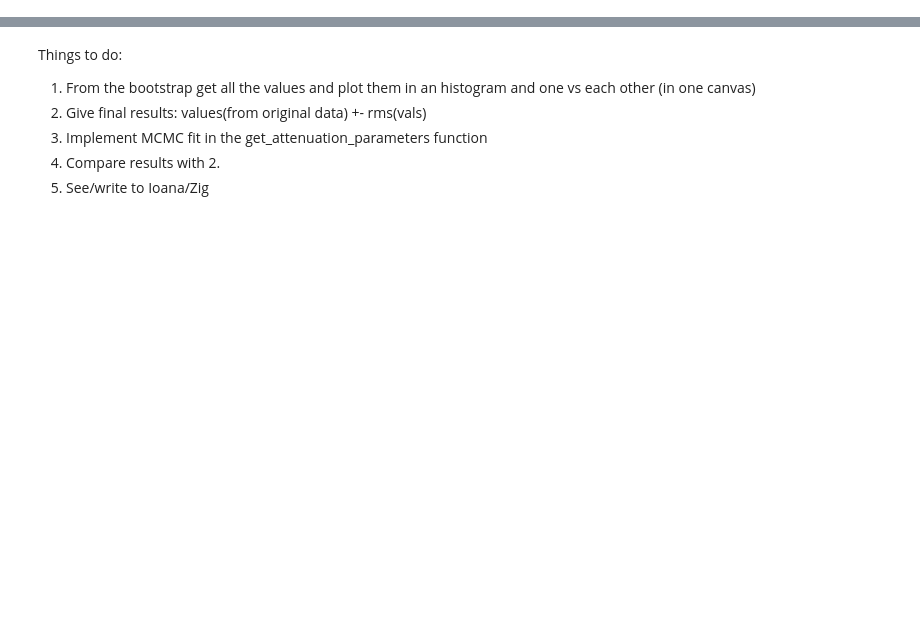
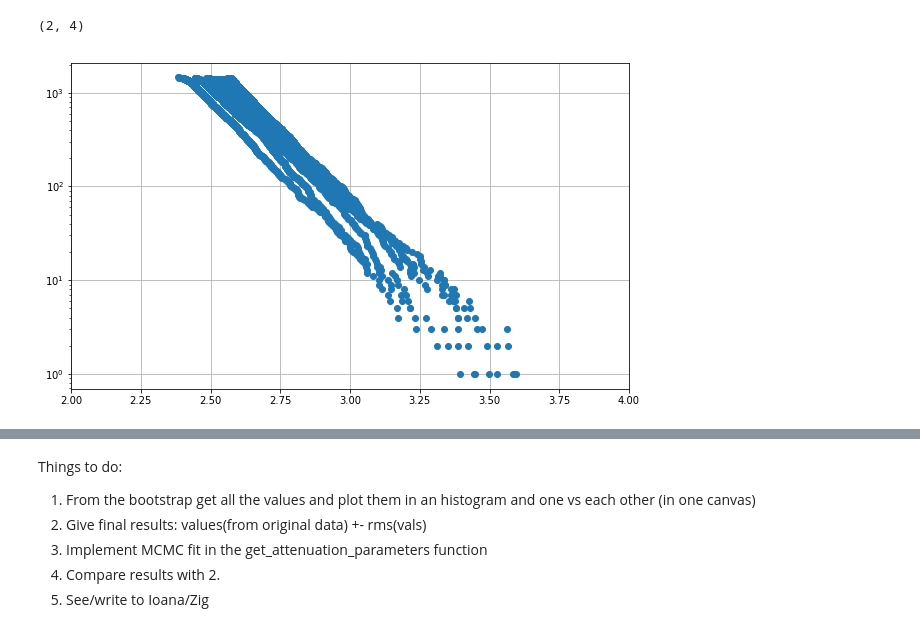
Before and after one commit to njohnsto/stage, a Jupyter notebook: Main.ipynb, the cells around one changed output, grey strips where cells are left out. Cells and saved outputs as stored; diff of their text form; code cells hidden in the pictures; blank space fills up the shorter version.

```diff
--- a/Main.ipynb
+++ b/Main.ipynb
@@ -47,2 +91,17 @@ values, cov = get_attenuation_parameters(s125_fit, bins, performMCMC = False )
+# %%
+#groups = dict(list(data))
+#print(groups)
+
+
+
+fig1, ax1 =plt.subplots(figsize=(10,6))
+plt.grid()
+
+ax1.plot(np.log10(data.s125),data.I, lw=0, marker='o' )
+ax1.set_yscale('log')
+ax1.set_xlim(2,4)
+# %% [output]
+(2, 4)
+[figure, added]
 # %%
 ### number of boostrap samples as input
```
Also changed, not shown: parts of 11 cells of this notebook, 1 other file.
